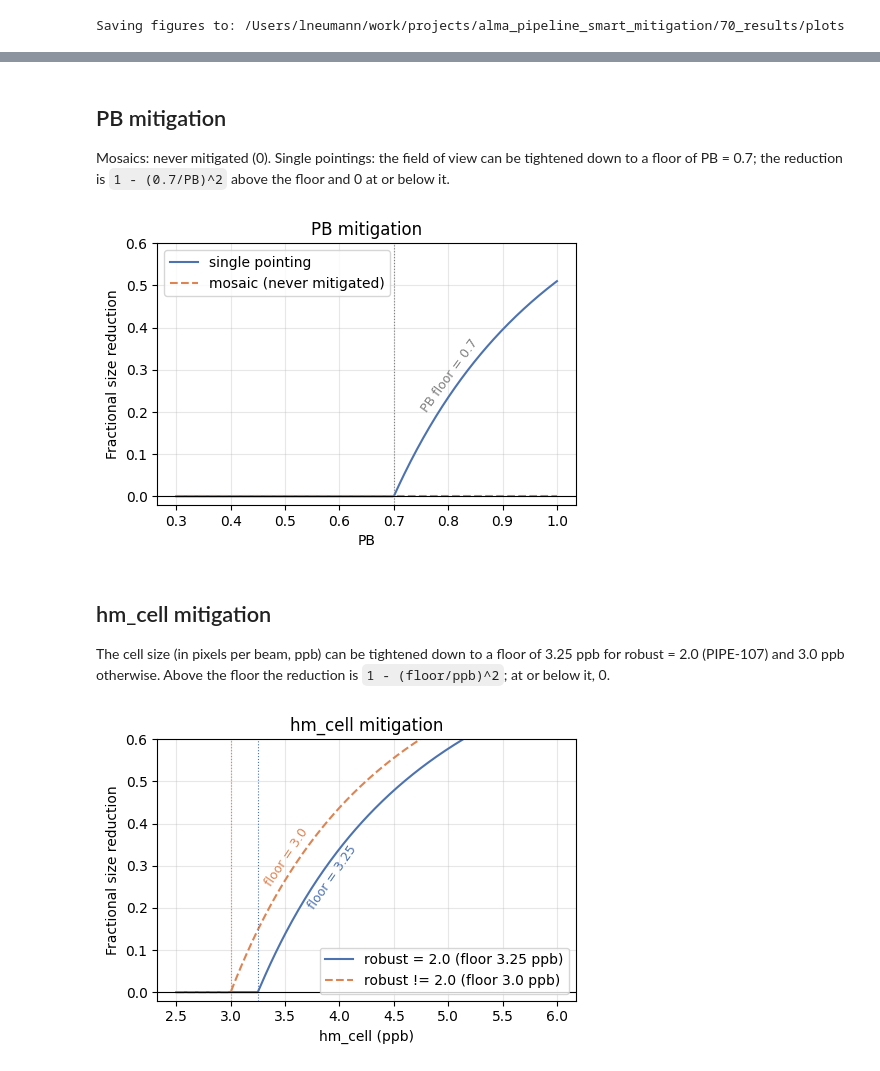
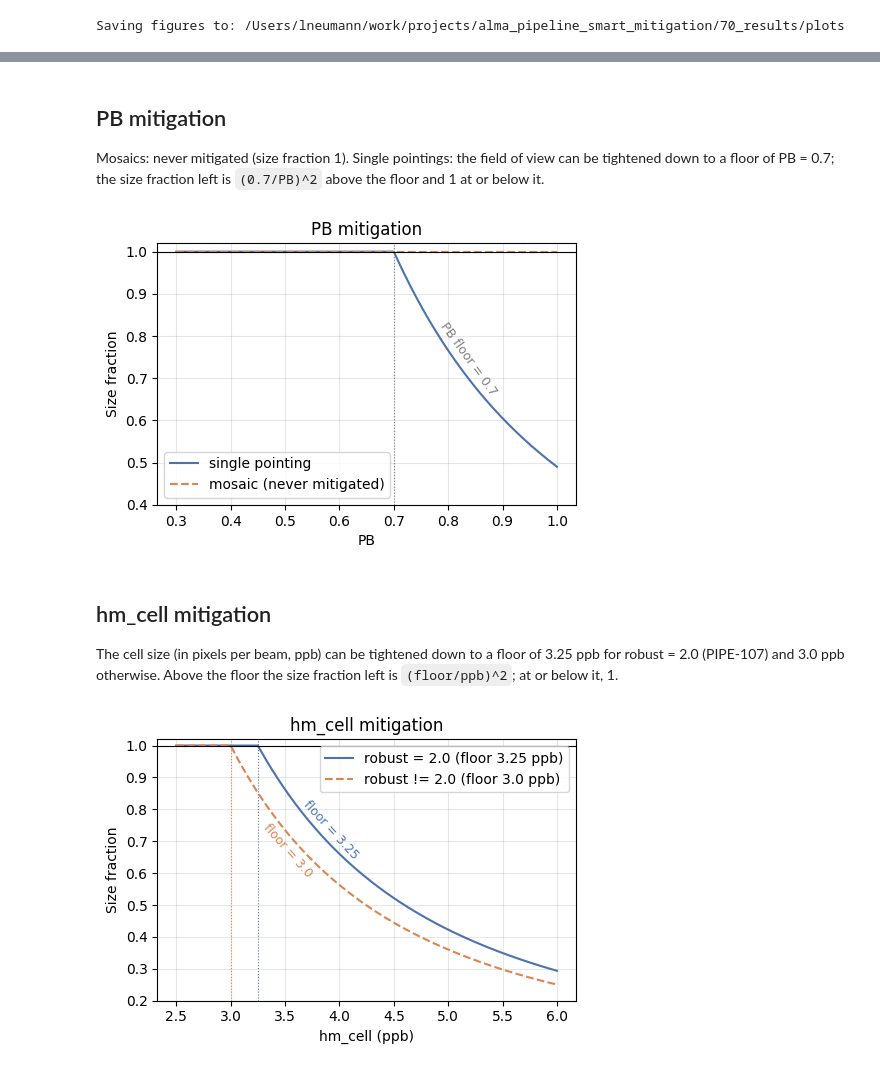
Before and after one commit to lukas-neumann-astro/alma_pipeline_smart_mitigation, a Jupyter notebook: diagnostic_plots_mitigation_sizes.ipynb, the cells around one changed output, grey strips where cells are left out. Drawn from its saved outputs; the diff is of its cells as text; code cells hidden in the pictures.

```diff
--- a/diagnostic_plots_mitigation_sizes.ipynb
+++ b/diagnostic_plots_mitigation_sizes.ipynb
@@ -87,65 +87,65 @@ plt.show()
 # %% [markdown]
 ## PB mitigation
 
-Mosaics: never mitigated (0). Single pointings: the field of view can be tightened down to a floor of PB = 0.7; the reduction is `1 - (0.7/PB)^2` above the floor and 0 at or below it.
+Mosaics: never mitigated (size fraction 1). Single pointings: the field of view can be tightened down to a floor of PB = 0.7; the size fraction left is `(0.7/PB)^2` above the floor and 1 at or below it.
 # %%
 PB_FLOOR = 0.7
 
 pb_values = np.linspace(0.3, 1.0, 300)
-mitigation_single_pointing = [mitigation_pb(pb, is_mosaic=False) for pb in pb_values]
-mitigation_mosaic = [mitigation_pb(pb, is_mosaic=True) for pb in pb_values]
+size_fraction_single_pointing = [size_fraction_pb(pb, is_mosaic=False) for pb in pb_values]
+size_fraction_mosaic = [size_fraction_pb(pb, is_mosaic=True) for pb in pb_values]
 
 fig, ax = plt.subplots(figsize=(5, 5/1.4))
-ax.plot(pb_values, mitigation_single_pointing, label="single pointing", color="#4C72B0")
-ax.plot(pb_values, mitigation_mosaic, label="mosaic (never mitigated)", color="#DD8452", linestyle="--")
+ax.plot(pb_values, size_fraction_single_pointing, label="single pointing", color="#4C72B0")
+ax.plot(pb_values, size_fraction_mosaic, label="mosaic (never mitigated)", color="#DD8452", linestyle="--")
 ax.axvline(PB_FLOOR, color="gray", linewidth=0.8, linestyle=":")
 ax.set_xlabel("PB")
-ax.set_ylabel("Fractional size reduction")
+ax.set_ylabel("Size fraction")
 ax.set_title("PB mitigation")
-ax.set_ylim(-0.02, 0.6)
-ax.axhline(0, color="black", linewidth=0.8)
+ax.set_ylim(0.4, 1.02)
+ax.axhline(1, color="black", linewidth=0.8)
 ax.legend()
 ax.grid(alpha=0.3)
 fig.tight_layout()
-label_along_curve(ax, pb_values, mitigation_single_pointing, PB_FLOOR + 0.12,
+label_along_curve(ax, pb_values, size_fraction_single_pointing, PB_FLOOR + 0.12,
                   f"PB floor = {PB_FLOOR}", color="gray", side=1)
 fig.savefig(PLOT_DIR / "pb_mitigation_sizes.png", dpi=150)
 plt.show()
 # %% [output]
-[figure, old version]
+[figure, new version]
 # %% [markdown]
 ## hm_cell mitigation
 
-The cell size (in pixels per beam, ppb) can be tightened down to a floor of 3.25 ppb for robust = 2.0 (PIPE-107) and 3.0 ppb otherwise. Above the floor the reduction is `1 - (floor/ppb)^2`; at or below it, 0.
+The cell size (in pixels per beam, ppb) can be tightened down to a floor of 3.25 ppb for robust = 2.0 (PIPE-107) and 3.0 ppb otherwise. Above the floor the size fraction left is `(floor/ppb)^2`; at or below it, 1.
 # %%
 CELL_FLOOR_ROBUST_2 = 3.25
 CELL_FLOOR_DEFAULT = 3.0
 
 ppb_values = np.linspace(2.5, 6.0, 300)
-mitigation_robust2 = [mitigation_cell(ppb, robust=2.0) for ppb in ppb_values]
-mitigation_default = [mitigation_cell(ppb, robust=None) for ppb in ppb_values]
+size_fraction_robust2 = [size_fraction_cell(ppb, robust=2.0) for ppb in ppb_values]
+size_fraction_default = [size_fraction_cell(ppb, robust=None) for ppb in ppb_values]
 
 fig, ax = plt.subplots(figsize=(5, 5/1.4))
-ax.plot(ppb_values, mitigation_robust2, label="robust = 2.0 (floor 3.25 ppb)", color="#4C72B0")
-ax.plot(ppb_values, mitigation_default, label="robust != 2.0 (floor 3.0 ppb)", color="#DD8452", linestyle="--")
+ax.plot(ppb_values, size_fraction_robust2, label="robust = 2.0 (floor 3.25 ppb)", color="#4C72B0")
+ax.plot(ppb_values, size_fraction_default, label="robust != 2.0 (floor 3.0 ppb)", color="#DD8452", linestyle="--")
 ax.axvline(CELL_FLOOR_ROBUST_2, color="#4C72B0", linewidth=0.8, linestyle=":")
 ax.axvline(CELL_FLOOR_DEFAULT, color="#DD8452", linewidth=0.8, linestyle=":")
 ax.set_xlabel("hm_cell (ppb)")
-ax.set_ylabel("Fractional size reduction")
+ax.set_ylabel("Size fraction")
 ax.set_title("hm_cell mitigation")
-ax.set_ylim(-0.02, 0.6)
-ax.axhline(0, color="black", linewidth=0.8)
+ax.set_ylim(0.2, 1.02)
+ax.axhline(1, color="black", linewidth=0.8)
 ax.legend()
 ax.grid(alpha=0.3)
 fig.tight_layout()
-label_along_curve(ax, ppb_values, mitigation_default, CELL_FLOOR_DEFAULT + 0.6,
-                  f"floor = {CELL_FLOOR_DEFAULT}", color="#DD8452", side=1)
-label_along_curve(ax, ppb_values, mitigation_robust2, CELL_FLOOR_ROBUST_2 + 0.6,
-                  f"floor = {CELL_FLOOR_ROBUST_2}", color="#4C72B0", side=-1)
+label_along_curve(ax, ppb_values, size_fraction_default, CELL_FLOOR_DEFAULT + 0.6,
+                  f"floor = {CELL_FLOOR_DEFAULT}", color="#DD8452", side=-1)
+label_along_curve(ax, ppb_values, size_fraction_robust2, CELL_FLOOR_ROBUST_2 + 0.6,
+                  f"floor = {CELL_FLOOR_ROBUST_2}", color="#4C72B0", side=1)
 fig.savefig(PLOT_DIR / "hm_cell_mitigation_sizes.png", dpi=150)
 plt.show()
 # %% [output]
-[figure, old version]
+[figure, new version]
 # %% [markdown]
 ## spw mitigation
 
```
Also changed, not shown: parts of 10 cells of this notebook, 3 other files.
